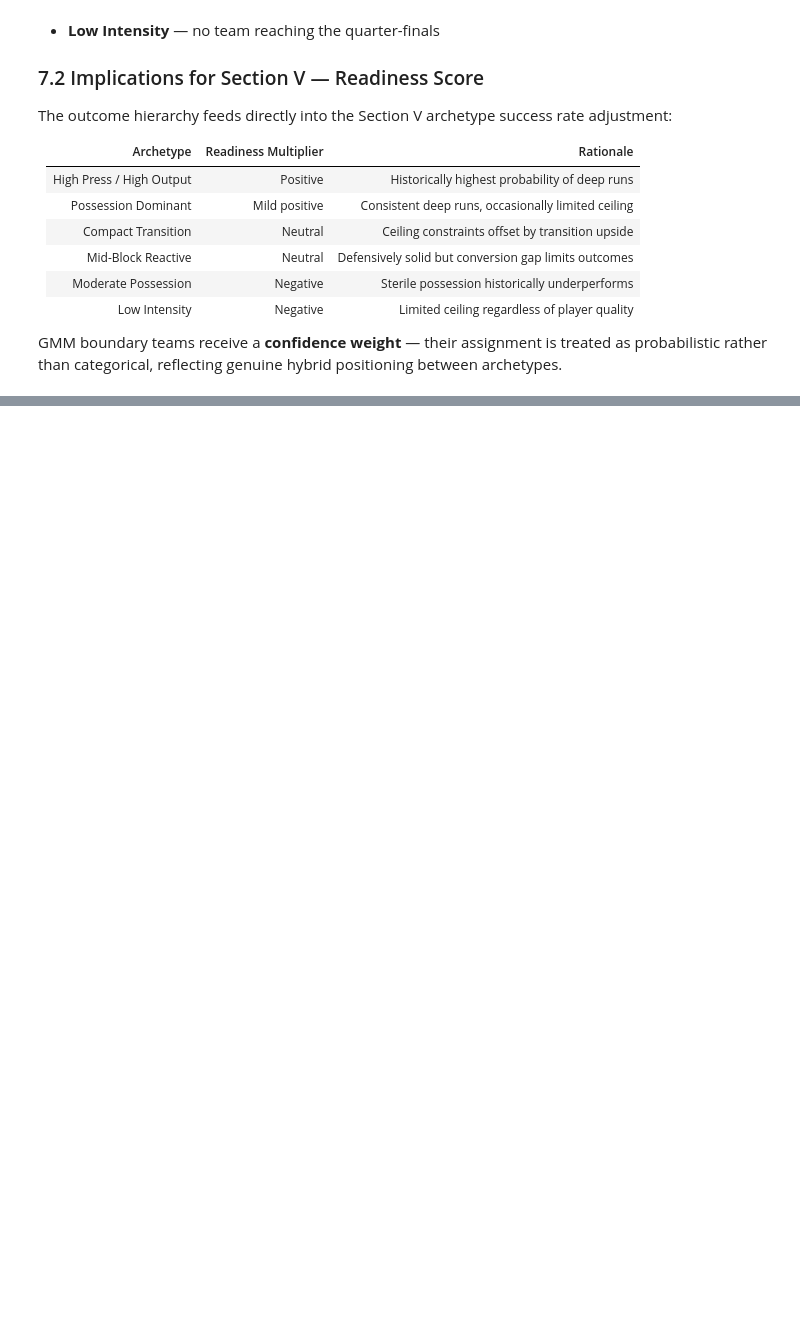
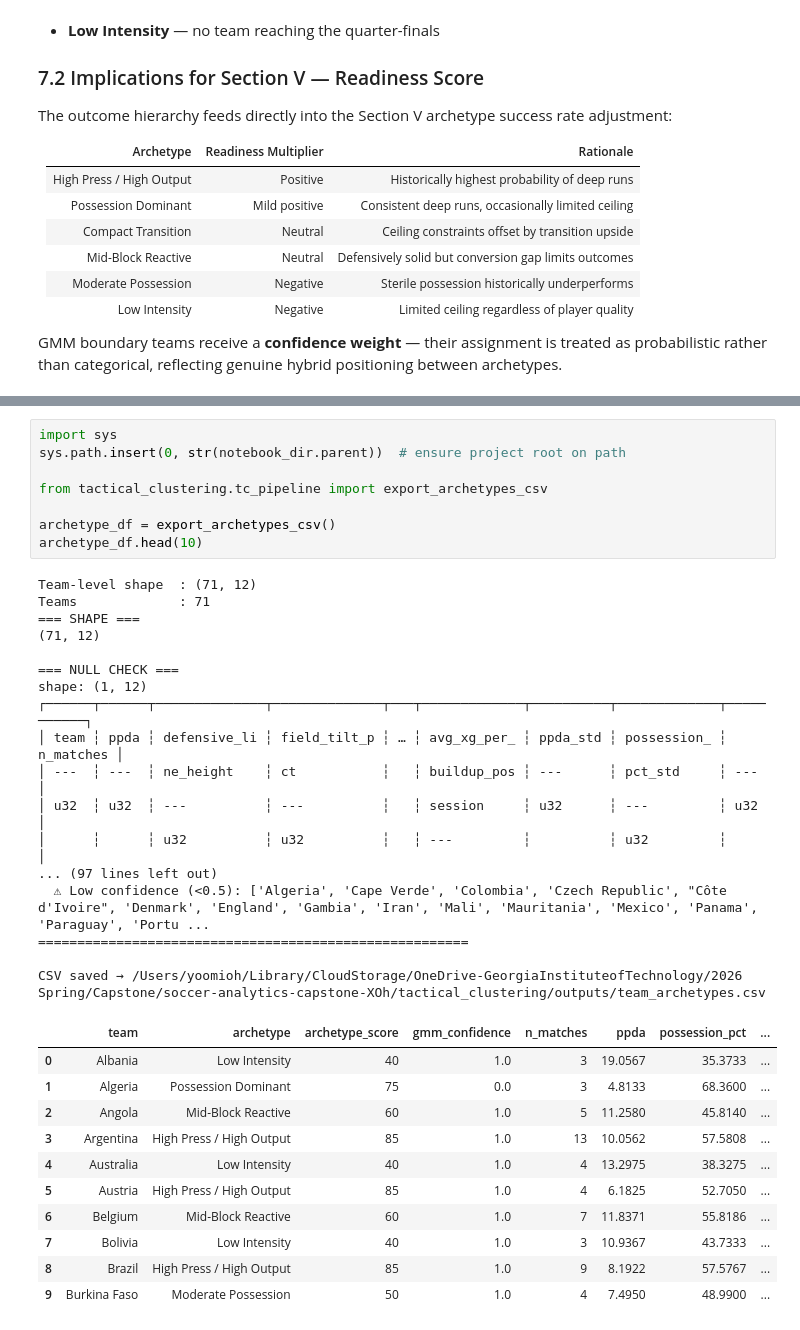
Before and after one commit to soh364/soccer-analytics-capstone-XOh, a Jupyter notebook: tactical_clustering/tactical_clustering_xoh.ipynb, the cells around one changed output, grey strips where cells are left out. Saved outputs shown, nothing was run; the diff lists cells and outputs as text; blank space fills up the shorter version.

Commit message:
tactical clustering updated with validation

```diff
--- a/tactical_clustering/tactical_clustering_xoh.ipynb
+++ b/tactical_clustering/tactical_clustering_xoh.ipynb
@@ -461,0 +577,37 @@ GMM boundary teams receive a **confidence weight** — their assignment is treat
+# %%
+import sys
+sys.path.insert(0, str(notebook_dir.parent))  # ensure project root on path
+
+from tactical_clustering.tc_pipeline import export_archetypes_csv
+
+archetype_df = export_archetypes_csv()
+archetype_df.head(10)
+# %% [output]
+Team-level shape  : (71, 12)
+Teams             : 71
+=== SHAPE ===
+(71, 12)
+
+=== NULL CHECK ===
+shape: (1, 12)
+┌──────┬──────┬──────────────┬──────────────┬───┬─────────────┬──────────┬─────────────┬───────────┐
+│ team ┆ ppda ┆ defensive_li ┆ field_tilt_p ┆ … ┆ avg_xg_per_ ┆ ppda_std ┆ possession_ ┆ n_matches │
+│ ---  ┆ ---  ┆ ne_height    ┆ ct           ┆   ┆ buildup_pos ┆ ---      ┆ pct_std     ┆ ---       │
+│ u32  ┆ u32  ┆ ---          ┆ ---          ┆   ┆ session     ┆ u32      ┆ ---         ┆ u32       │
+│      ┆      ┆ u32          ┆ u32          ┆   ┆ ---         ┆          ┆ u32         ┆           │
+... (97 lines left out)
+  ⚠ Low confidence (<0.5): ['Algeria', 'Cape Verde', 'Colombia', 'Czech Republic', "Côte d'Ivoire", 'Denmark', 'England', 'Gambia', 'Iran', 'Mali', 'Mauritania', 'Mexico', 'Panama', 'Paraguay', 'Portu ...
+=======================================================
+
+CSV saved → /Users/yoomioh/Library/CloudStorage/OneDrive-GeorgiaInstituteofTechnology/2026 Spring/Capstone/soccer-analytics-capstone-XOh/tactical_clustering/outputs/team_archetypes.csv
+|  | team | archetype | archetype_score | gmm_confidence | n_matches | ppda | possession_pct | ... |
+| 0 | Albania | Low Intensity | 40 | 1.0 | 3 | 19.0567 | 35.3733 | ... |
+| 1 | Algeria | Possession Dominant | 75 | 0.0 | 3 | 4.8133 | 68.3600 | ... |
+| 2 | Angola | Mid-Block Reactive | 60 | 1.0 | 5 | 11.2580 | 45.8140 | ... |
+| 3 | Argentina | High Press / High Output | 85 | 1.0 | 13 | 10.0562 | 57.5808 | ... |
+| 4 | Australia | Low Intensity | 40 | 1.0 | 4 | 13.2975 | 38.3275 | ... |
+| 5 | Austria | High Press / High Output | 85 | 1.0 | 4 | 6.1825 | 52.7050 | ... |
+| 6 | Belgium | Mid-Block Reactive | 60 | 1.0 | 7 | 11.8371 | 55.8186 | ... |
+| 7 | Bolivia | Low Intensity | 40 | 1.0 | 3 | 10.9367 | 43.7333 | ... |
+| 8 | Brazil | High Press / High Output | 85 | 1.0 | 9 | 8.1922 | 57.5767 | ... |
+| 9 | Burkina Faso | Moderate Possession | 50 | 1.0 | 4 | 7.4950 | 48.9900 | ... |
```
Also changed, not shown: parts of 8 cells of this notebook, 3 other files.
